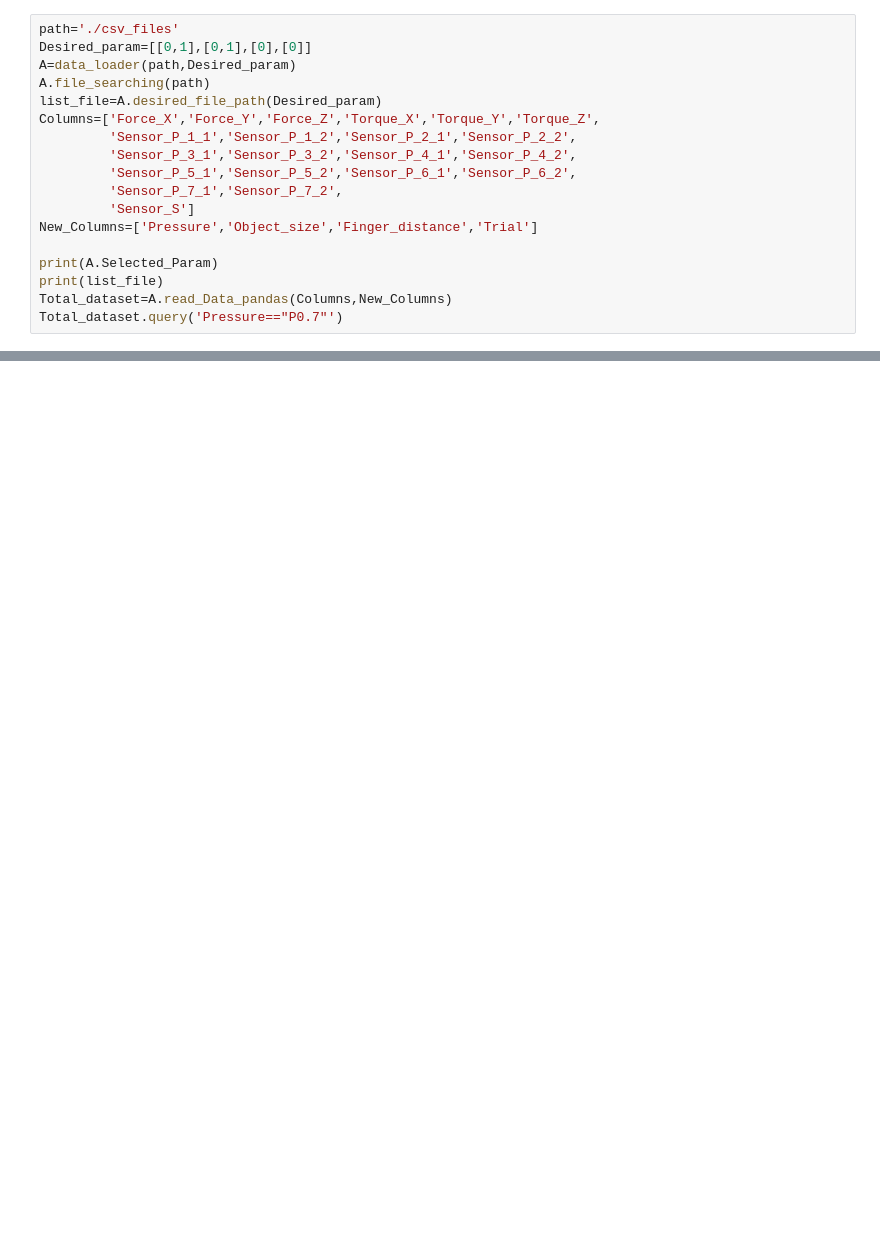
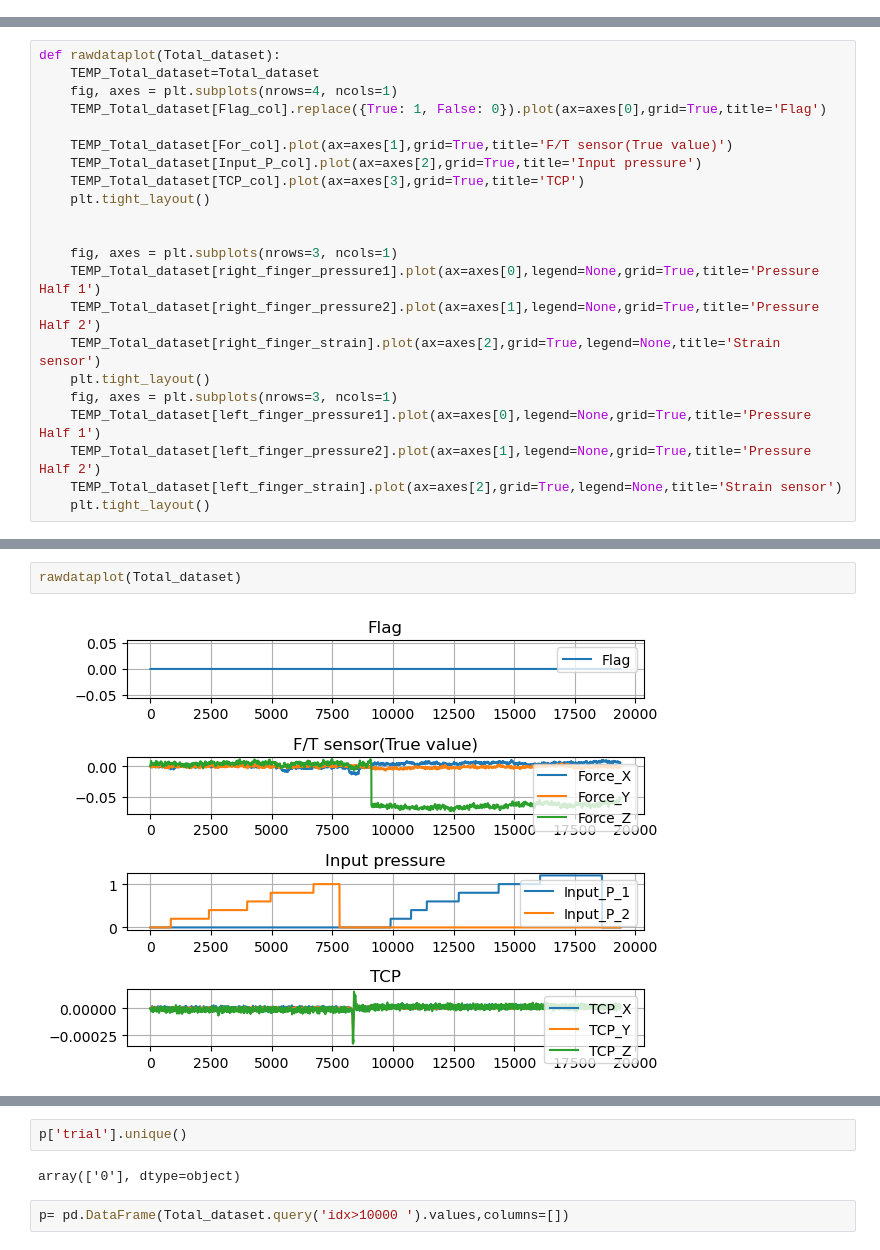
Before and after one commit to hunissweet/External_force, a Jupyter notebook: Untitled.ipynb, the cells around one changed output, grey strips where cells are left out. Cells and saved outputs as stored; diff of their text form; blank space fills up the shorter version.

Commit message:
plot

```diff
--- a/Untitled.ipynb
+++ b/Untitled.ipynb
@@ -9,18 +0,0 @@ from torchvision import transforms
-# %%
-path='./csv_files'
-Desired_param=[[0,1],[0,1],[0],[0]]
-A=data_loader(path,Desired_param)
-A.file_searching(path)
-list_file=A.desired_file_path(Desired_param)
-Columns=['Force_X','Force_Y','Force_Z','Torque_X','Torque_Y','Torque_Z',
-         'Sensor_P_1_1','Sensor_P_1_2','Sensor_P_2_1','Sensor_P_2_2',
-         'Sensor_P_3_1','Sensor_P_3_2','Sensor_P_4_1','Sensor_P_4_2',
-         'Sensor_P_5_1','Sensor_P_5_2','Sensor_P_6_1','Sensor_P_6_2',
-         'Sensor_P_7_1','Sensor_P_7_2',
-         'Sensor_S']
-New_Columns=['Pressure','Object_size','Finger_distance','Trial']
-
-print(A.Selected_Param)
-print(list_file)
-Total_dataset=A.read_Data_pandas(Columns,New_Columns)
-Total_dataset.query('Pressure=="P0.7"')
@@ -104,0 +22,22 @@ utils.save_model(model=model,
+# %%
+def rawdataplot(Total_dataset):
+    TEMP_Total_dataset=Total_dataset
+    fig, axes = plt.subplots(nrows=4, ncols=1)
+    TEMP_Total_dataset[Flag_col].replace({True: 1, False: 0}).plot(ax=axes[0],grid=True,title='Flag')
+
+    TEMP_Total_dataset[For_col].plot(ax=axes[1],grid=True,title='F/T sensor(True value)')
+    TEMP_Total_dataset[Input_P_col].plot(ax=axes[2],grid=True,title='Input pressure')
+    TEMP_Total_dataset[TCP_col].plot(ax=axes[3],grid=True,title='TCP')
+    plt.tight_layout()
+
+
+    fig, axes = plt.subplots(nrows=3, ncols=1)
+    TEMP_Total_dataset[right_finger_pressure1].plot(ax=axes[0],legend=None,grid=True,title='Pressure Half 1')
+    TEMP_Total_dataset[right_finger_pressure2].plot(ax=axes[1],legend=None,grid=True,title='Pressure Half 2')
+    TEMP_Total_dataset[right_finger_strain].plot(ax=axes[2],grid=True,legend=None,title='Strain sensor')
+    plt.tight_layout()
+    fig, axes = plt.subplots(nrows=3, ncols=1)
+    TEMP_Total_dataset[left_finger_pressure1].plot(ax=axes[0],legend=None,grid=True,title='Pressure Half 1')
+    TEMP_Total_dataset[left_finger_pressure2].plot(ax=axes[1],legend=None,grid=True,title='Pressure Half 2')
+    TEMP_Total_dataset[left_finger_strain].plot(ax=axes[2],grid=True,legend=None,title='Strain sensor')
+    plt.tight_layout()
@@ -104,0 +127,4 @@ utils.save_model(model=model,
+# %%
+rawdataplot(Total_dataset)
+# %% [output]
+[figure, added]
@@ -104,0 +133,6 @@ utils.save_model(model=model,
+# %%
+p['trial'].unique()
+# %% [output]
+array(['0'], dtype=object)
+# %%
+p= pd.DataFrame(Total_dataset.query('idx>10000 ').values,columns=[])
```
Also changed, not shown: parts of 19 cells of this notebook, 5 other files.
